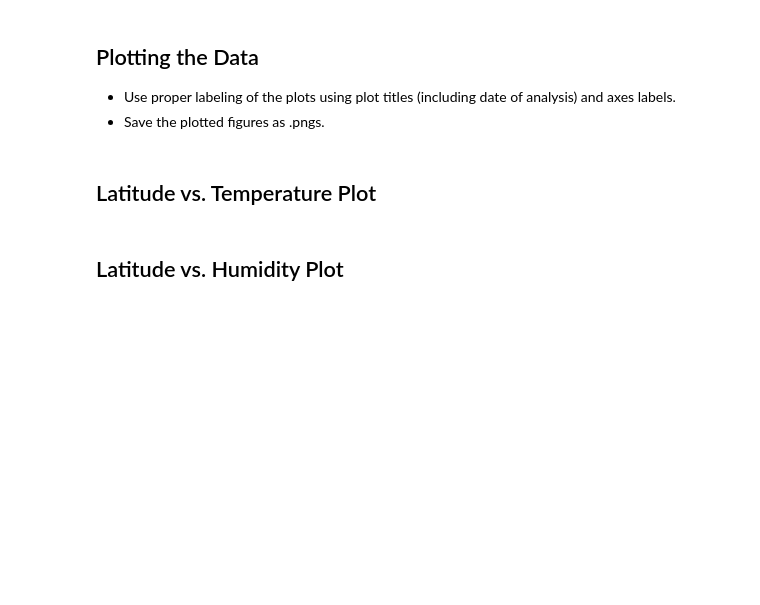
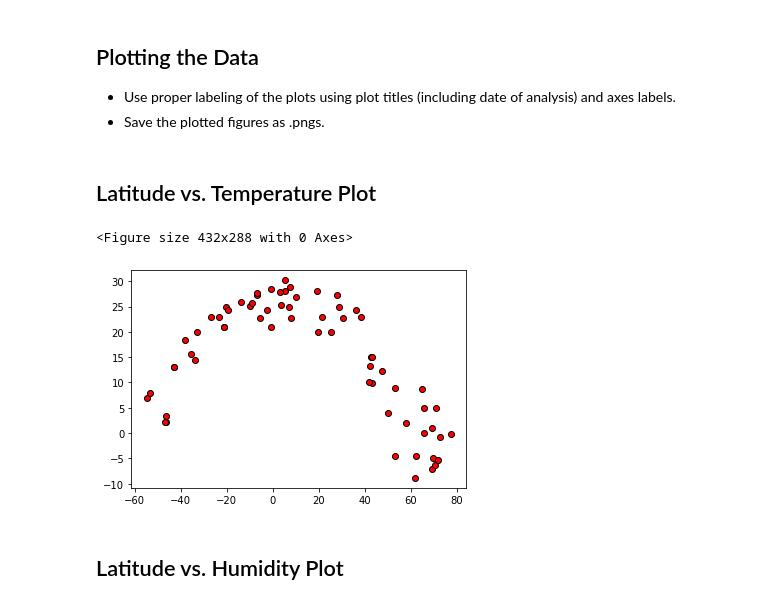
Before and after one commit to alpheus23/Python-API-Challenge, a Jupyter notebook: WeatherPy/WeatherPy.ipynb, the cells around one changed output. Cells and saved outputs as stored; diff of their text form; code cells hidden in the pictures; blank space fills up the shorter version.

Commit message:
Created first plot

```diff
--- a/WeatherPy/WeatherPy.ipynb
+++ b/WeatherPy/WeatherPy.ipynb
@@ -219,6 +228,16 @@ clean_city_data
 * Save the plotted figures as .pngs.
 # %% [markdown]
 ## Latitude vs. Temperature Plot
+# %%
+lat_vs_temp = plt.scatter(clean_city_data["Lat"], clean_city_data["Max Temp"], marker = "o", facecolors = "red", edgecolors = "black")
+plt.xlabel = "Latitude"
+plt.ylabel = "Max Temperature (F)"
+plt.title = "Latitude vs Max Temp (F)"
+plt.savefig("../output_data/Latitude vs Max Temp.png")
+plt.show()
+# %% [output]
+<Figure size 432x288 with 0 Axes>
+[figure, added]
 # %% [markdown]
 ## Latitude vs. Humidity Plot
 # %% [markdown]
```
Also changed, not shown: parts of 6 cells of this notebook.
